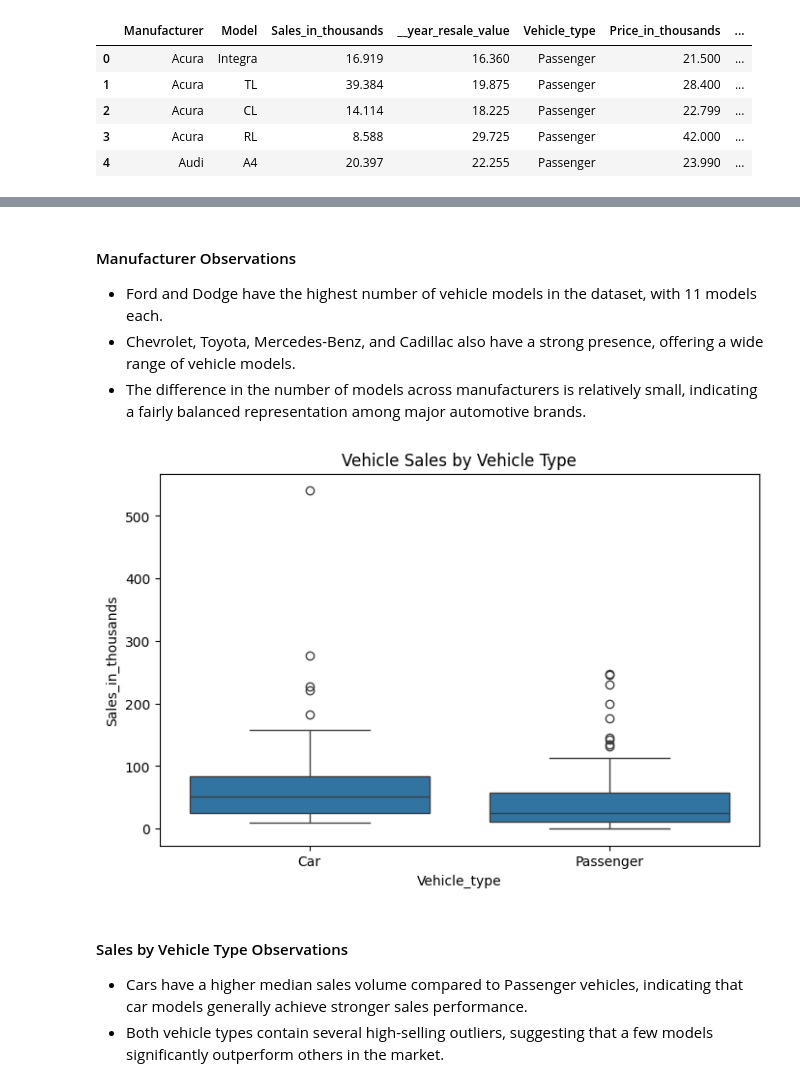
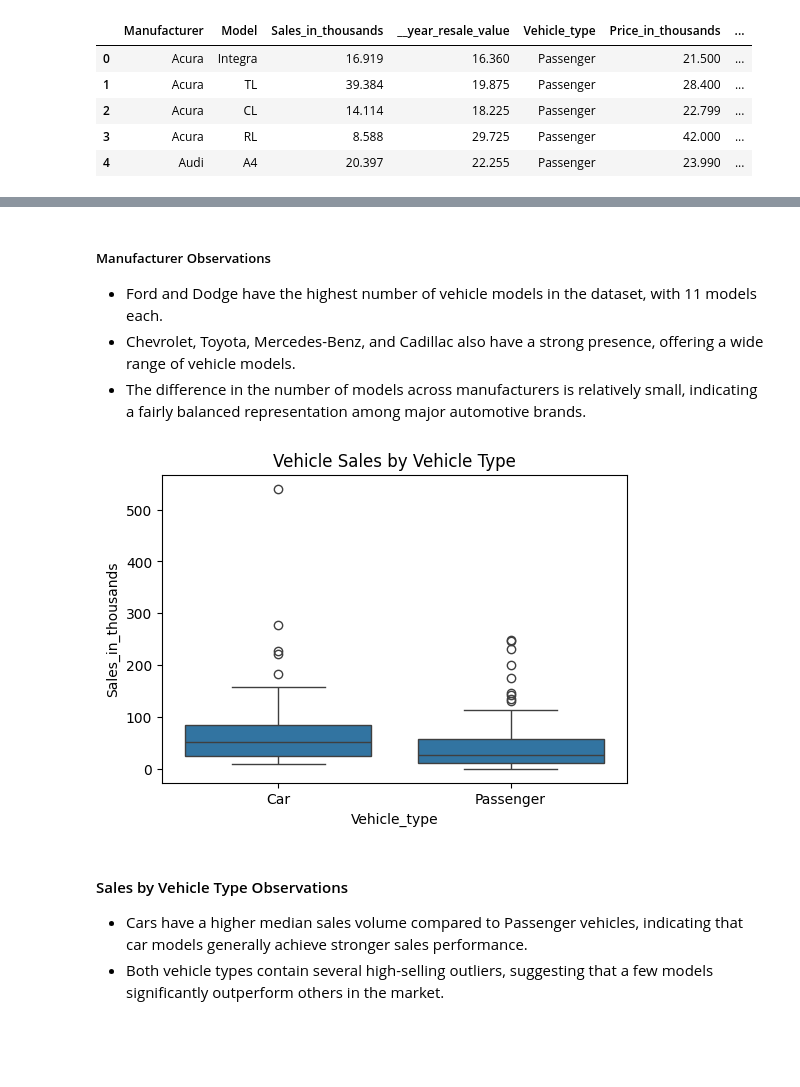
Before and after one commit to nnitika25-png/Car_sales, a Jupyter notebook: notebooks/03_Exploratory_Data_Analysis.ipynb, the cells around one changed output, grey strips where cells are left out. Drawn from its saved outputs; the diff is of its cells as text; code cells hidden in the pictures; blank space fills up the shorter version.

```diff
--- a/notebooks/03_Exploratory_Data_Analysis.ipynb
+++ b/notebooks/03_Exploratory_Data_Analysis.ipynb
@@ -186,18 +173,17 @@ Name: count, dtype: int64
 # %% [markdown]
-#### Manufacturer Observations
-
+##### Manufacturer Observations
 - Ford and Dodge have the highest number of vehicle models in the dataset, with 11 models each.
 - Chevrolet, Toyota, Mercedes-Benz, and Cadillac also have a strong presence, offering a wide range of vehicle models.
 - The difference in the number of models across manufacturers is relatively small, indicating a fairly balanced representation among major automotive brands.
 # %%
 # Sales Performance by Vehicle Type
-plt.figure(figsize=(8,5))
+plt.figure(figsize=(6,4))
 
 sns.boxplot(data=df, x="Vehicle_type", y="Sales_in_thousands")
 plt.title("Vehicle Sales by Vehicle Type")
 plt.show()
 # %% [output]
-[figure, old version]
+[figure, new version]
 # %% [markdown]
 #### Sales by Vehicle Type Observations
 
```
Also changed, not shown: parts of 11 cells of this notebook.
